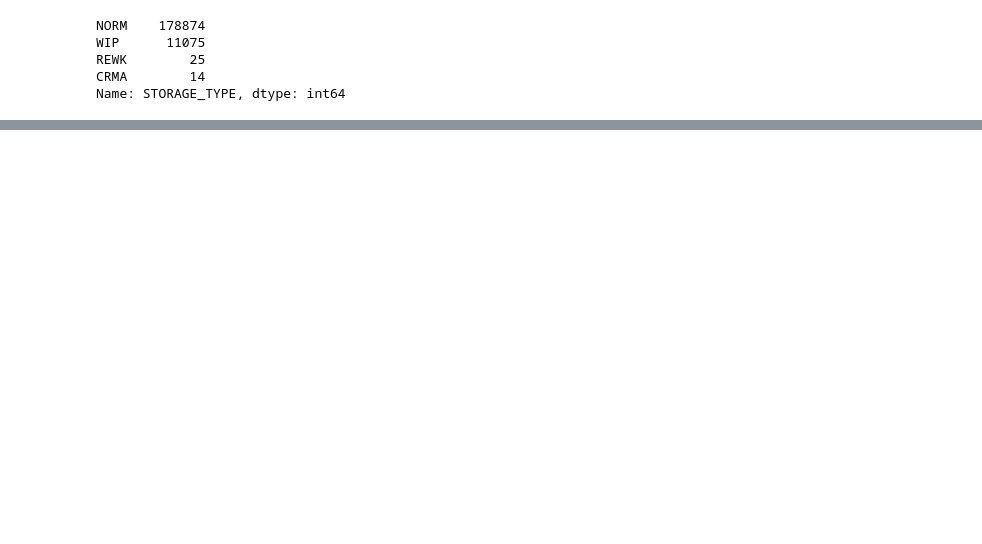
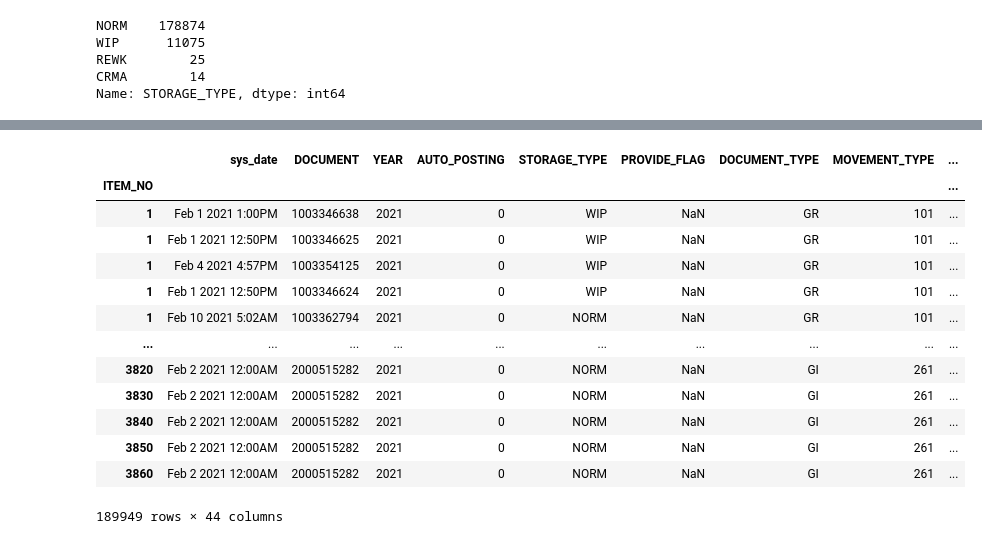
Before and after one commit to randomside/Excel-to-SQL-snippets, a Jupyter notebook: pandas_scripts.ipynb, the cells around one changed output, grey strips where cells are left out. Saved outputs shown, nothing was run; the diff lists cells and outputs as text; code cells hidden in the pictures; blank space fills up the shorter version.

```diff
--- a/pandas_scripts.ipynb
+++ b/pandas_scripts.ipynb
@@ -183,0 +111,2 @@ storage_rewk
+# %%
+df.sort_index(inplace=True)
@@ -183,0 +146,19 @@ storage_rewk
+# %%
+my_filter = ((df['STORAGE_TYPE'].isin(['WIP', 'NORM'])) | (df['DOCUMENT_TYPE'] == 'GR' ))
+# %%
+df[my_filter]
+# %% [output]
+|  | sys_date | DOCUMENT | YEAR | AUTO_POSTING | STORAGE_TYPE | PROVIDE_FLAG | DOCUMENT_TYPE | MOVEMENT_TYPE | ... |
+| ITEM_NO |  |  |  |  |  |  |  |  | ... |
+| 1 | Feb 1 2021 1:00PM | 1003346638 | 2021 | 0 | WIP | NaN | GR | 101 | ... |
+| 1 | Feb 1 2021 12:50PM | 1003346625 | 2021 | 0 | WIP | NaN | GR | 101 | ... |
+| 1 | Feb 4 2021 4:57PM | 1003354125 | 2021 | 0 | WIP | NaN | GR | 101 | ... |
+| 1 | Feb 1 2021 12:50PM | 1003346624 | 2021 | 0 | WIP | NaN | GR | 101 | ... |
+| 1 | Feb 10 2021 5:02AM | 1003362794 | 2021 | 0 | NORM | NaN | GR | 101 | ... |
+| ... | ... | ... | ... | ... | ... | ... | ... | ... | ... |
+| 3820 | Feb 2 2021 12:00AM | 2000515282 | 2021 | 0 | NORM | NaN | GI | 261 | ... |
+| 3830 | Feb 2 2021 12:00AM | 2000515282 | 2021 | 0 | NORM | NaN | GI | 261 | ... |
+| 3840 | Feb 2 2021 12:00AM | 2000515282 | 2021 | 0 | NORM | NaN | GI | 261 | ... |
+| 3850 | Feb 2 2021 12:00AM | 2000515282 | 2021 | 0 | NORM | NaN | GI | 261 | ... |
+| 3860 | Feb 2 2021 12:00AM | 2000515282 | 2021 | 0 | NORM | NaN | GI | 261 | ... |
+189949 rows × 44 columns
```
Also changed, not shown: parts of 17 cells of this notebook, 6 other files.
